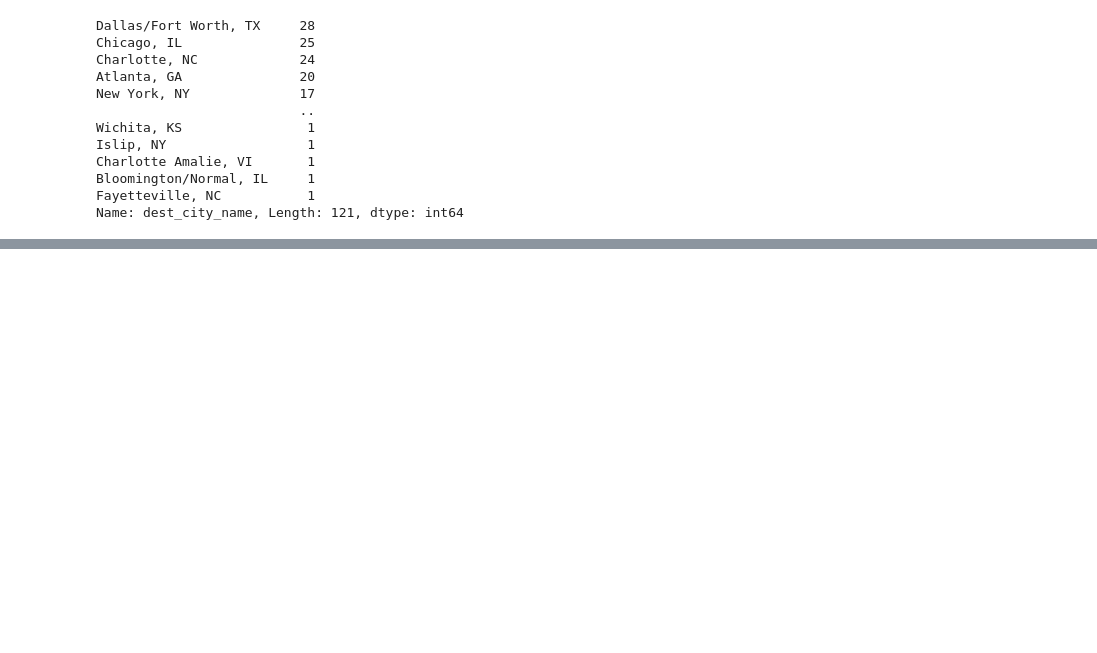
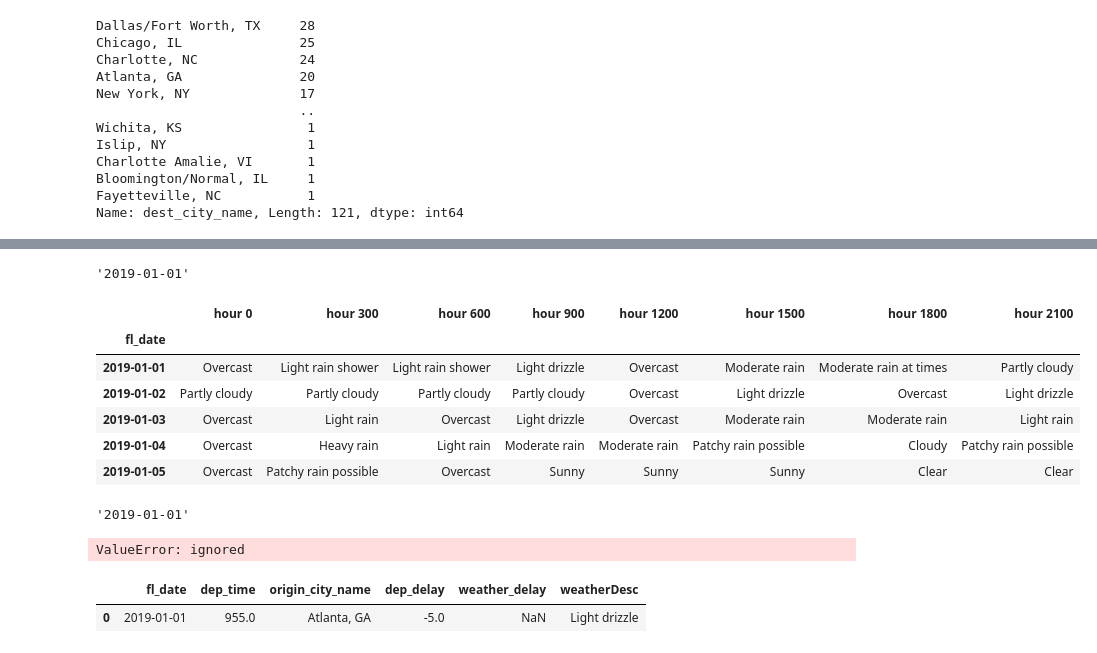
Before and after one commit to sjmitche9/Midterm-Project, a Jupyter notebook: Flights_WorldWeatherOnline_API.ipynb, the cells around one changed output, grey strips where cells are left out. Cells and saved outputs as stored; diff of their text form; code cells hidden in the pictures; blank space fills up the shorter version.

```diff
--- a/Flights_WorldWeatherOnline_API.ipynb
+++ b/Flights_WorldWeatherOnline_API.ipynb
@@ -177,0 +319,4 @@ def get_venues(x):
+# %%
+filtered_Jan19_ATL['fl_date'][0]
+# %% [output]
+'2019-01-01'
@@ -177,0 +335,13 @@ def get_venues(x):
+# %%
+ATL_January_weather = ATL_January_weather.set_index('fl_date')
+# %%
+ATL_January_weather.head()
+# when i'm saving it, remove index=False, b'/c i want that index
+# %% [output]
+|  | hour 0 | hour 300 | hour 600 | hour 900 | hour 1200 | hour 1500 | hour 1800 | hour 2100 |
+| fl_date |  |  |  |  |  |  |  |  |
+| 2019-01-01 | Overcast | Light rain shower | Light rain shower | Light drizzle | Overcast | Moderate rain | Moderate rain at times | Partly cloudy |
+| 2019-01-02 | Partly cloudy | Partly cloudy | Partly cloudy | Partly cloudy | Overcast | Light drizzle | Overcast | Light drizzle |
+| 2019-01-03 | Overcast | Light rain | Overcast | Light drizzle | Overcast | Moderate rain | Moderate rain | Light rain |
+| 2019-01-04 | Overcast | Heavy rain | Light rain | Moderate rain | Moderate rain | Patchy rain possible | Cloudy | Patchy rain possible |
+| 2019-01-05 | Overcast | Patchy rain possible | Overcast | Sunny | Sunny | Sunny | Clear | Clear |
@@ -177,0 +355,10 @@ def get_venues(x):
+# %%
+# Test - Fill first row in Jan19_ATL_flights with weatherDesc at time dep_time from reference dataframe
+Jan19_ATL_flights['fl_date'][0]
+# %% [output]
+'2019-01-01'
+# %%
+date = Jan19_ATL_flights['fl_date'][0]
+Jan19_ATL_flights.loc[Jan19_ATL_flights['fl_date'] == date, 'weatherDesc'] = ATL_January_weather.loc[, 'hour 900']
+# %% [output]
+ValueError: ignored
@@ -177,0 +367,5 @@ def get_venues(x):
+# %%
+Jan19_ATL_flights.head(1)
+# %% [output]
+|  | fl_date | dep_time | origin_city_name | dep_delay | weather_delay | weatherDesc |
+| 0 | 2019-01-01 | 955.0 | Atlanta, GA | -5.0 | NaN | Light drizzle |
```
Also changed, not shown: parts of 53 cells of this notebook.
